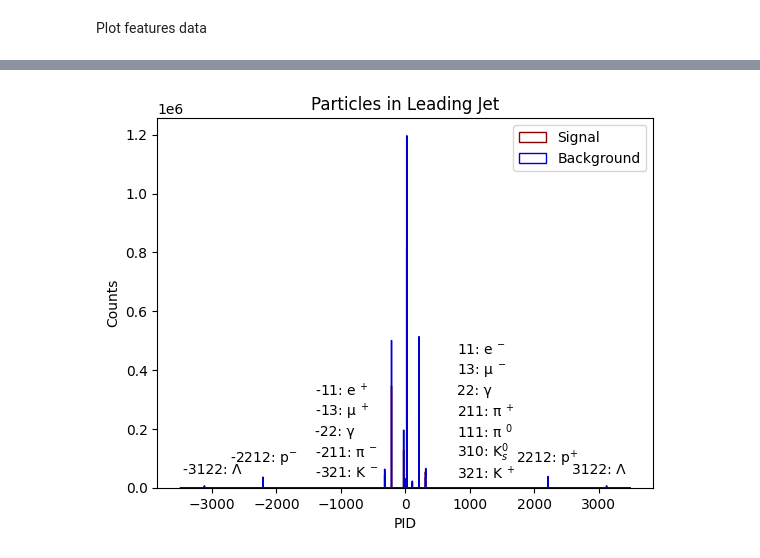
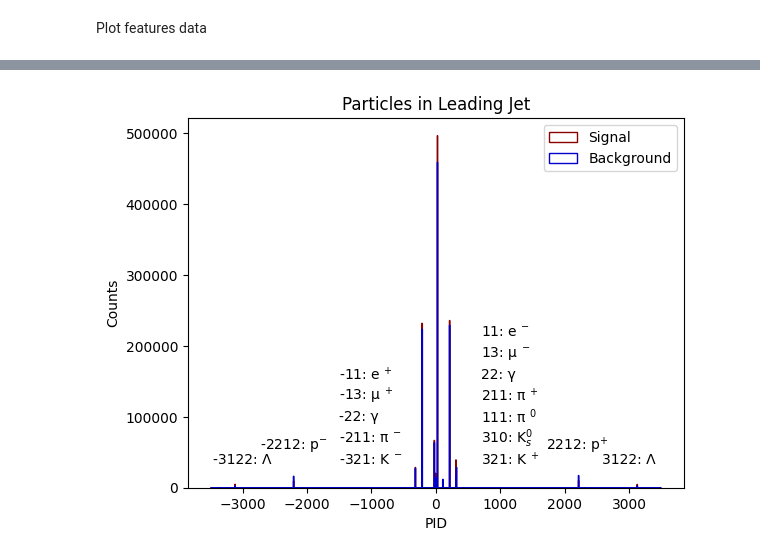
Before and after one commit to gpesticci/Jet-GNN, a Jupyter notebook: plots.ipynb, the cells around one changed output, grey strips where cells are left out. Saved outputs shown, nothing was run; the diff lists cells and outputs as text; code cells hidden in the pictures.

```diff
--- a/plots.ipynb
+++ b/plots.ipynb
@@ -13,3 +13,3 @@ Truth matching
 # %%
-sig_df = org_sig_df
-bkg_df = org_bkg_df
+sig_df = org_sig_df.copy()
+bkg_df = org_bkg_df.copy()
@@ -113,15 +92,0 @@ org_test_df = pd.concat([org_sig_jet1, org_bkg_jet1]).sample(frac=1, random_stat
-# %%
-# Distinguish signal and background
-sig_df['IsB'] = 1
-bkg_df['IsB'] = 0
-
-# Separate Jet 0 and Jet 1 data
-sig_jet0 = sig_df[sig_df.columns[sig_df.columns.str.contains("Jet0|IsB")]]
-bkg_jet0 = bkg_df[bkg_df.columns[bkg_df.columns.str.contains("Jet0|IsB")]]
-
-sig_jet1 = sig_df[sig_df.columns[sig_df.columns.str.contains("Jet1|IsB")]]
-bkg_jet1 = bkg_df[bkg_df.columns[bkg_df.columns.str.contains("Jet1|IsB")]]
-
-# Combine signal and background and shuffle
-train_df = pd.concat([sig_jet0, bkg_jet0]).sample(frac=1, random_state=42).reset_index(drop=True)
-test_df = pd.concat([sig_jet1, bkg_jet1]).sample(frac=1, random_state=42).reset_index(drop=True)
@@ -252,30 +172,30 @@ bkg_ids
 # %%
 # Plot of Jet 0 Daughters PID (not including some outliers)
 plt.hist(sig_list, label='Signal', bins=1000, range=[-3500,3500], histtype='step', color='darkred')
 plt.hist(bkg_list, label='Background', bins=1000, range=[-3500,3500], histtype='step', color='mediumblue')
 
-plt.text(-3000, 60000, '-3122: Λ', horizontalalignment='center', verticalalignment='center')
-plt.text(-2200, 100000, '-2212: p$^{-}$', horizontalalignment='center', verticalalignment='center')
-plt.text(-1400, 50000, '-321: K $^{-}$', horizontalalignment='left', verticalalignment='center')
-plt.text(-1400, 120000, '-211: π $^{-}$', horizontalalignment='left', verticalalignment='center')
-plt.text(-1400, 190000, '-22: γ', horizontalalignment='left', verticalalignment='center')
-plt.text(-1400, 260000, '-13: µ $^{+}$', horizontalalignment='left', verticalalignment='center')
-plt.text(-1400, 330000, '-11: e $^{+}$', horizontalalignment='left', verticalalignment='center')
+plt.text(-3000, 40000, '-3122: Λ', horizontalalignment='center', verticalalignment='center')
+plt.text(-2200, 60000, '-2212: p$^{-}$', horizontalalignment='center', verticalalignment='center')
+plt.text(-1500, 40000, '-321: K $^{-}$', horizontalalignment='left', verticalalignment='center')
+plt.text(-1500, 70000, '-211: π $^{-}$', horizontalalignment='left', verticalalignment='center')
+plt.text(-1500, 100000, '-22: γ', horizontalalignment='left', verticalalignment='center')
+plt.text(-1500, 130000, '-13: µ $^{+}$', horizontalalignment='left', verticalalignment='center')
+plt.text(-1500, 160000, '-11: e $^{+}$', horizontalalignment='left', verticalalignment='center')
 
-plt.text(800, 470000, '11: e $^{-}$', horizontalalignment='left', verticalalignment='center')
-plt.text(800, 400000, '13: µ $^{-}$', horizontalalignment='left', verticalalignment='center')
-plt.text(800, 330000, '22: γ', horizontalalignment='left', verticalalignment='center')
-plt.text(800, 260000, '211: π $^{+}$', horizontalalignment='left', verticalalignment='center')
-plt.text(800, 190000, '111: π $^{0}$', horizontalalignment='left', verticalalignment='center')
-plt.text(800, 120000, '310: K$^{0}_{s}$', horizontalalignment='left', verticalalignment='center')
-plt.text(800, 50000, '321: K $^{+}$', horizontalalignment='left', verticalalignment='center')
-plt.text(2200, 100000, '2212: p$^{+}$', horizontalalignment='center', verticalalignment='center')
-plt.text(3000, 60000, '3122: Λ', horizontalalignment='center', verticalalignment='center')
+plt.text(700, 220000, '11: e $^{-}$', horizontalalignment='left', verticalalignment='center')
+plt.text(700, 190000, '13: µ $^{-}$', horizontalalignment='left', verticalalignment='center')
+plt.text(700, 160000, '22: γ', horizontalalignment='left', verticalalignment='center')
+plt.text(700, 130000, '211: π $^{+}$', horizontalalignment='left', verticalalignment='center')
+plt.text(700, 100000, '111: π $^{0}$', horizontalalignment='left', verticalalignment='center')
+plt.text(700, 70000, '310: K$^{0}_{s}$', horizontalalignment='left', verticalalignment='center')
+plt.text(700, 40000, '321: K $^{+}$', horizontalalignment='left', verticalalignment='center')
+plt.text(2200, 60000, '2212: p$^{+}$', horizontalalignment='center', verticalalignment='center')
+plt.text(3000, 40000, '3122: Λ', horizontalalignment='center', verticalalignment='center')
 
 plt.xlabel('PID');
 plt.ylabel('Counts');
 plt.title('Particles in Leading Jet');
 plt.legend(loc='best');
 # %% [output]
-[figure, old version]
+[figure, new version]
 # %%
```
Also changed, not shown: parts of 39 cells of this notebook, 1 other file.
